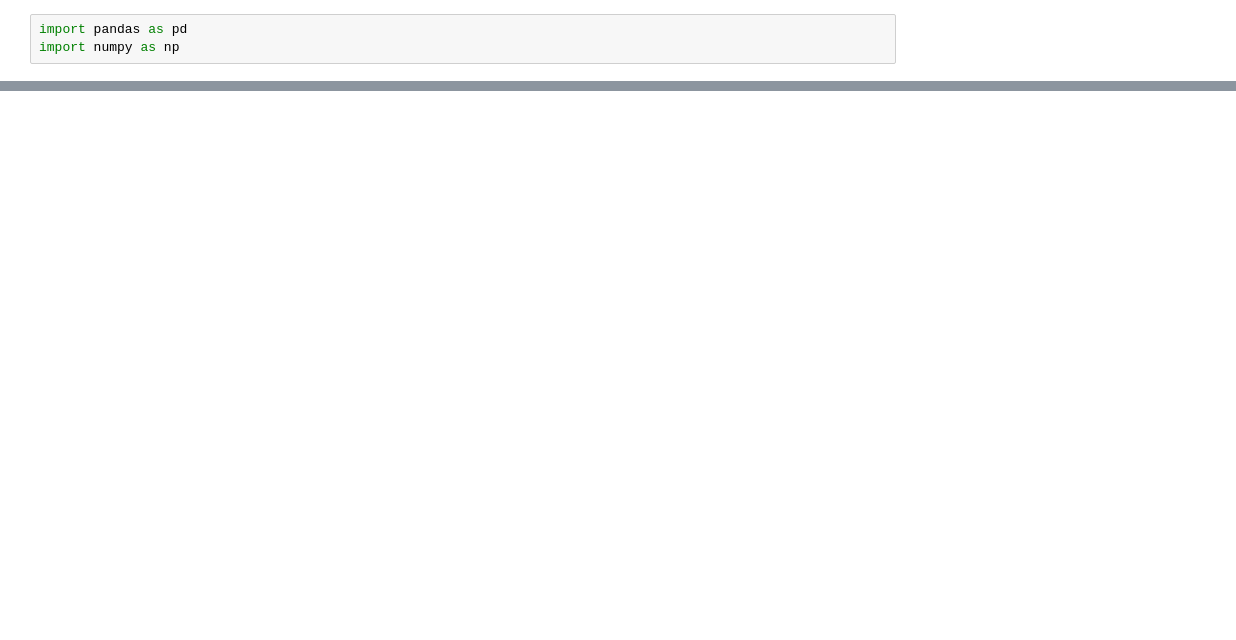
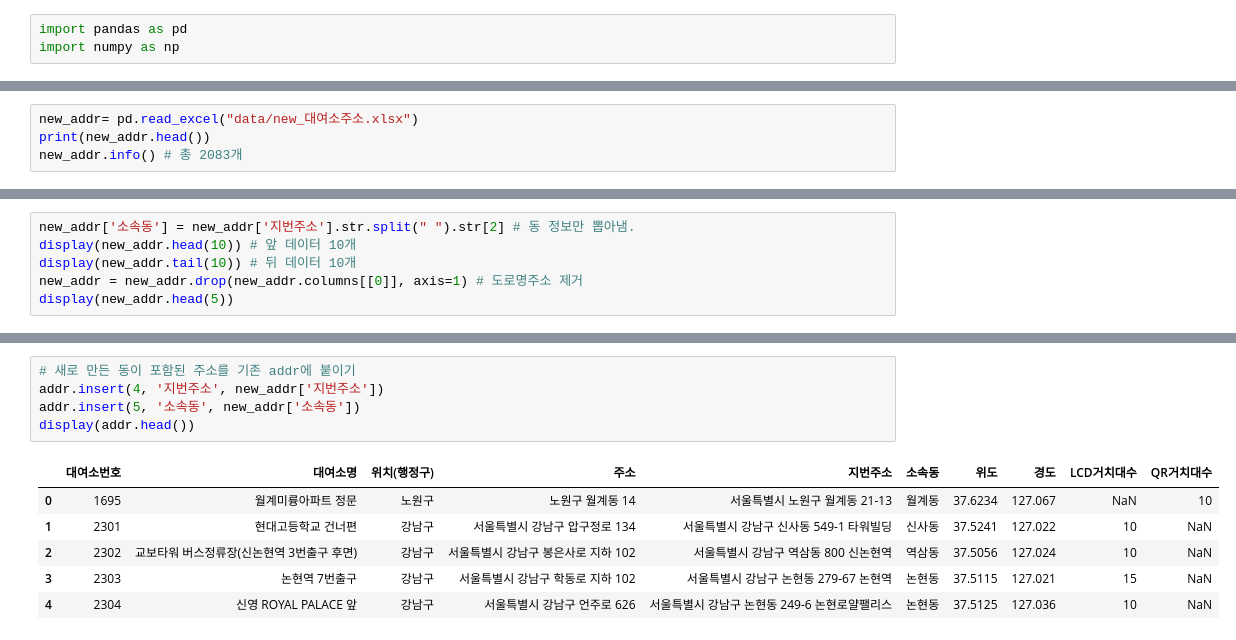
Before and after one commit to JuheePak/Python-project, a Jupyter notebook: source/bike_addr.ipynb, the cells around one changed output, grey strips where cells are left out. Drawn from its saved outputs; the diff is of its cells as text; blank space fills up the shorter version.

```diff
--- a/source/bike_addr.ipynb
+++ b/source/bike_addr.ipynb
@@ -25,0 +65,4 @@ memory usage: 163.2+ KB
+# %%
+new_addr= pd.read_excel("data/new_대여소주소.xlsx")
+print(new_addr.head())
+new_addr.info() # 총 2083개
@@ -25,0 +85,6 @@ memory usage: 163.2+ KB
+# %%
+new_addr['소속동'] = new_addr['지번주소'].str.split(" ").str[2] # 동 정보만 뽑아냄.
+display(new_addr.head(10)) # 앞 데이터 10개
+display(new_addr.tail(10)) # 뒤 데이터 10개
+new_addr = new_addr.drop(new_addr.columns[[0]], axis=1) # 도로명주소 제거
+display(new_addr.head(5))
@@ -25,0 +120,12 @@ memory usage: 163.2+ KB
+# %%
+# 새로 만든 동이 포함된 주소를 기존 addr에 붙이기
+addr.insert(4, '지번주소', new_addr['지번주소'])
+addr.insert(5, '소속동', new_addr['소속동'])
+display(addr.head())
+# %% [output]
+|  | 대여소번호 | 대여소명 | 위치(행정구) | 주소 | 지번주소 | 소속동 | 위도 | 경도 | LCD거치대수 | QR거치대수 |
+| 0 | 1695 | 월계미륭아파트 정문 | 노원구 | 노원구 월계동 14 | 서울특별시 노원구 월계동 21-13 | 월계동 | 37.6234 | 127.067 | NaN | 10 |
+| 1 | 2301 | 현대고등학교 건너편 | 강남구 | 서울특별시 강남구 압구정로 134 | 서울특별시 강남구 신사동 549-1 타워빌딩 | 신사동 | 37.5241 | 127.022 | 10 | NaN |
+| 2 | 2302 | 교보타워 버스정류장(신논현역 3번출구 후면) | 강남구 | 서울특별시 강남구 봉은사로 지하 102 | 서울특별시 강남구 역삼동 800 신논현역 | 역삼동 | 37.5056 | 127.024 | 10 | NaN |
+| 3 | 2303 | 논현역 7번출구 | 강남구 | 서울특별시 강남구 학동로 지하 102 | 서울특별시 강남구 논현동 279-67 논현역 | 논현동 | 37.5115 | 127.021 | 15 | NaN |
+| 4 | 2304 | 신영 ROYAL PALACE 앞 | 강남구 | 서울특별시 강남구 언주로 626 | 서울특별시 강남구 논현동 249-6 논현로얄팰리스 | 논현동 | 37.5125 | 127.036 | 10 | NaN |
```
Also changed, not shown: parts of 16 cells of this notebook, 2 other files.
